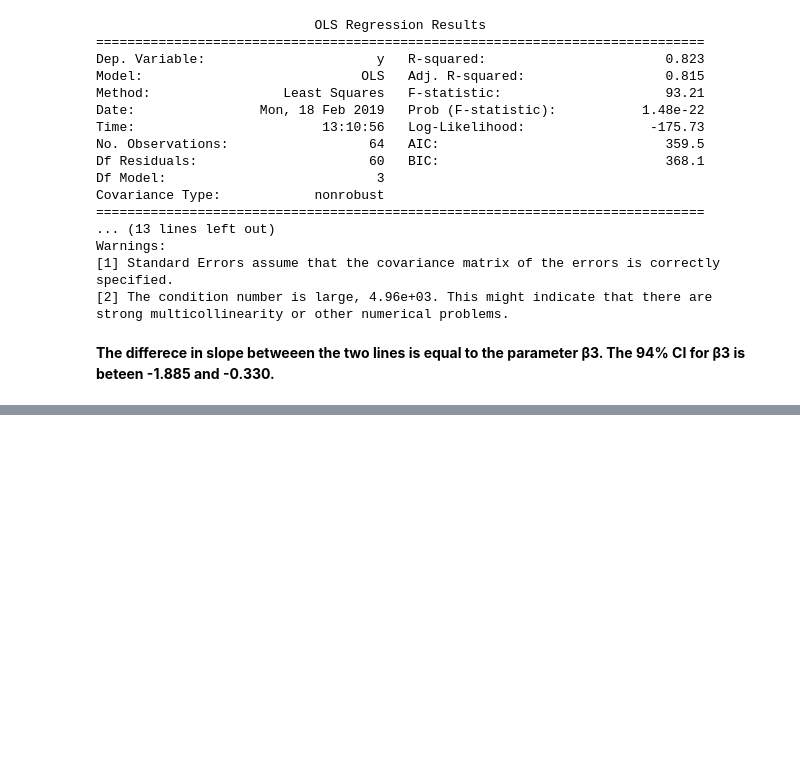
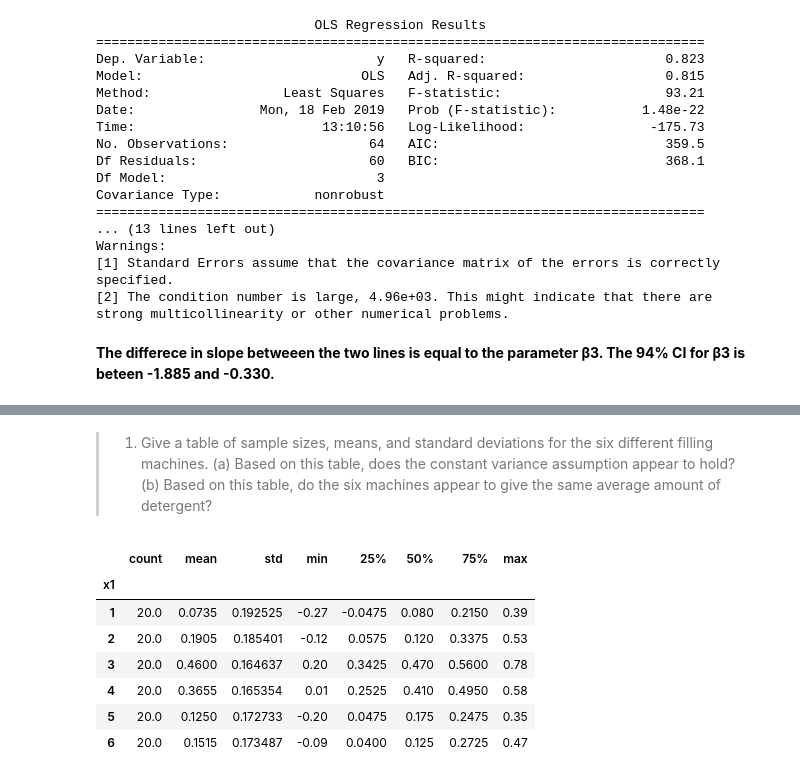
Before and after one commit to naivelogic/Machine_Learning_Notebooks, a Jupyter notebook: Data_Science/Stats Foundation/Regression Methods/[lab] Purdue Applied Regression Analysis.ipynb, the cells around one changed output, grey strips where cells are left out. Cells and saved outputs as stored; diff of their text form; code cells hidden in the pictures; blank space fills up the shorter version.

```diff
--- a/Data_Science/Stats Foundation/Regression Methods/[lab] Purdue Applied Regression Analysis.ipynb
+++ b/Data_Science/Stats Foundation/Regression Methods/[lab] Purdue Applied Regression Analysis.ipynb
@@ -995,0 +1010,17 @@ __The differece in slope betweeen the two lines is equal to the parameter β3. T
+# %% [markdown]
+>1. Give a table of sample sizes, means, and standard deviations for the six different filling
+machines.
+(a) Based on this table, does the constant variance assumption appear to hold?
+(b) Based on this table, do the six machines appear to give the same average amount of
+detergent?
+# %%
+age.groupby('x1')['y'].describe()
+# %% [output]
+|  | count | mean | std | min | 25% | 50% | 75% | max |
+| x1 |  |  |  |  |  |  |  |  |
+| 1 | 20.0 | 0.0735 | 0.192525 | -0.27 | -0.0475 | 0.080 | 0.2150 | 0.39 |
+| 2 | 20.0 | 0.1905 | 0.185401 | -0.12 | 0.0575 | 0.120 | 0.3375 | 0.53 |
+| 3 | 20.0 | 0.4600 | 0.164637 | 0.20 | 0.3425 | 0.470 | 0.5600 | 0.78 |
+| 4 | 20.0 | 0.3655 | 0.165354 | 0.01 | 0.2525 | 0.410 | 0.4950 | 0.58 |
+| 5 | 20.0 | 0.1250 | 0.172733 | -0.20 | 0.0475 | 0.175 | 0.2475 | 0.35 |
+| 6 | 20.0 | 0.1515 | 0.173487 | -0.09 | 0.0400 | 0.125 | 0.2725 | 0.47 |
```
Also changed, not shown: parts of 5 cells of this notebook.
